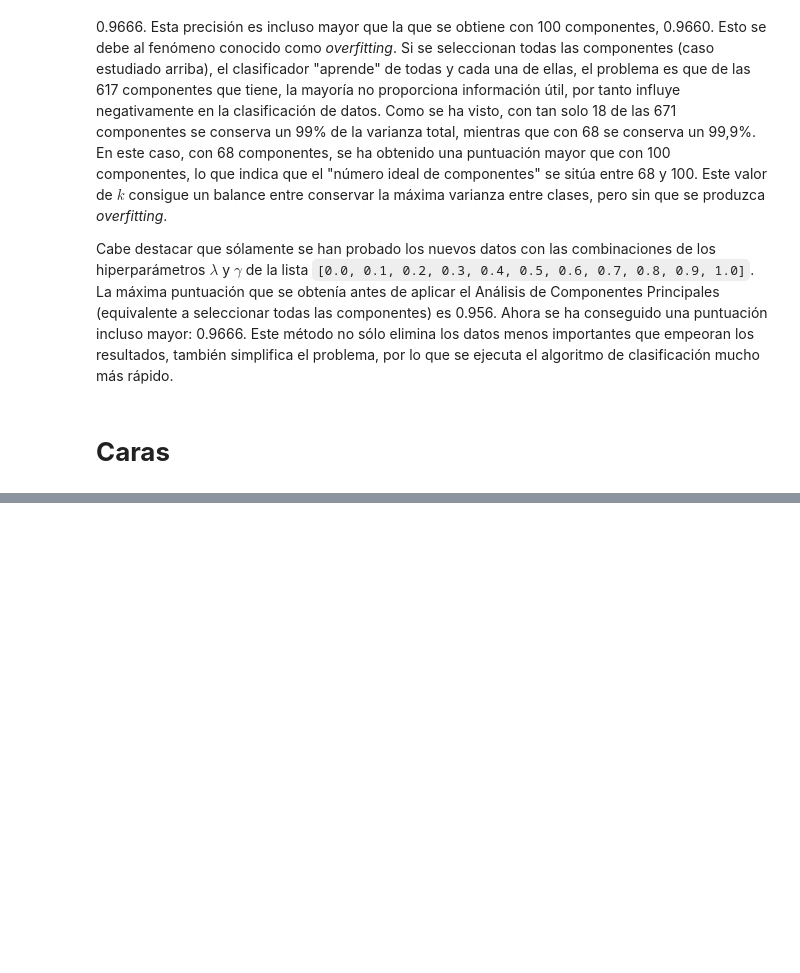
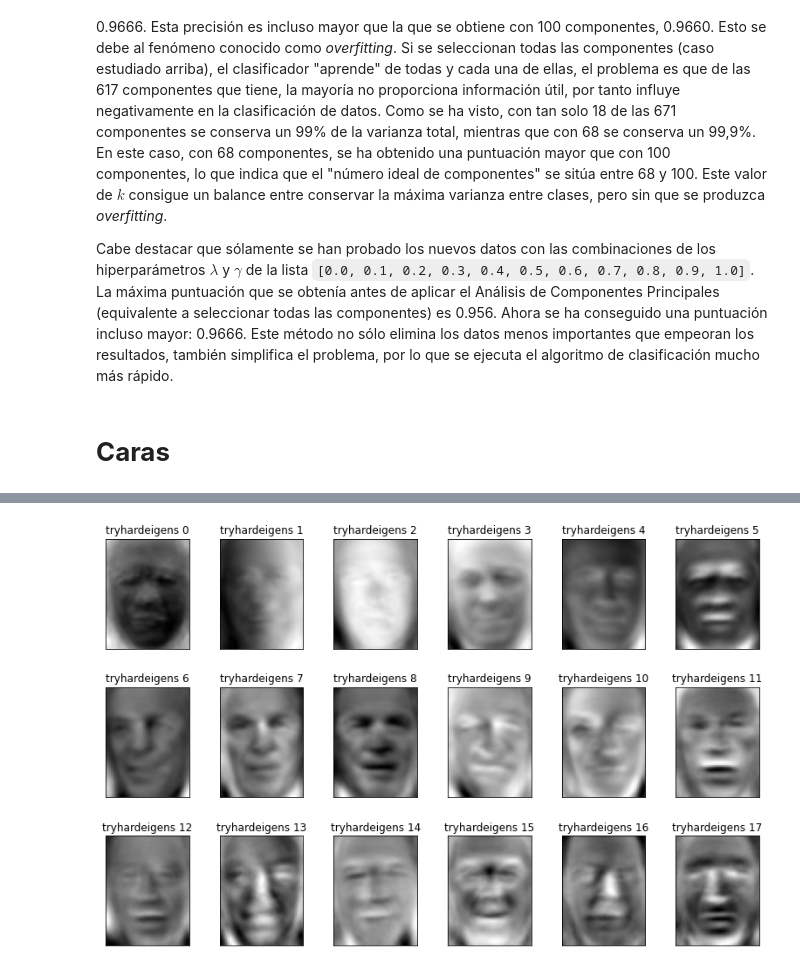
Before and after one commit to JB0linches/ReconocimientoDeFormas, a Jupyter notebook: Practica4.ipynb, the cells around one changed output, grey strips where cells are left out. Saved outputs shown, nothing was run; the diff lists cells and outputs as text; code cells hidden in the pictures; blank space fills up the shorter version.

```diff
--- a/Practica4.ipynb
+++ b/Practica4.ipynb
@@ -1166,6 +1110,9 @@ p.print_X()
 # %% [markdown]
 # **Caras**
 # %%
+import logging
+import matplotlib.pyplot as plt
+import numpy as np
 from time import time
 from sklearn.model_selection import train_test_split
 from sklearn.model_selection import GridSearchCV
@@ -1176,7 +1123,7 @@ from sklearn.decomposition import PCA
 from sklearn.svm import SVC
 
 
-lfw_people = fetch_lfw_people(min_faces_per_person=70, resize=0.5)
+lfw_people = fetch_lfw_people(min_faces_per_person=73, resize=0.5)
 
 n_samples, h, w = lfw_people.images.shape
 
@@ -1227,7 +1249,14 @@ print("Finalizado en %0.3fs" % (time() - t0))
 # %%
-eigenface_titles = ["eigenface %d" % i for i in range(eigenfaces.shape[0])]
-plot_gallery(eigenfaces, eigenface_titles, h, w, n_row=3, n_col=8)
+
+#eigenface_titles1 = ["eigenface PCA %d" % i for i in range(eigenfaces1.shape[0])]
+#plot_gallery(eigenfaces1, eigenface_titles1, h, w, n_row=3, n_col=6)
+#plt.show()
+
+eigenface_titles2 = ["tryhardeigens %d" % i for i in range(eigenfaces2.shape[0])]
+plot_gallery(eigenfaces2, eigenface_titles2, h, w, n_row=3, n_col=6)
 plt.show()
+# %% [output]
+[figure, added]
 # %%
 print("Predicting people's names on the test set")
 t0 = time()
```
Also changed, not shown: parts of 17 cells of this notebook.
